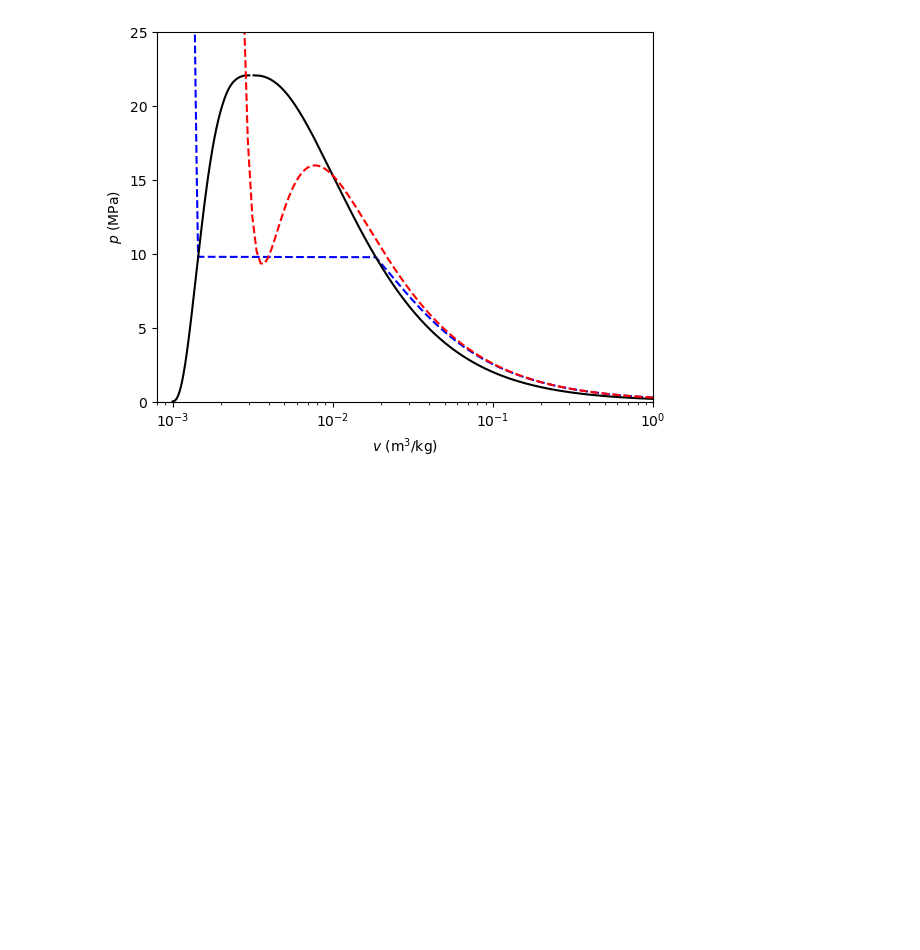
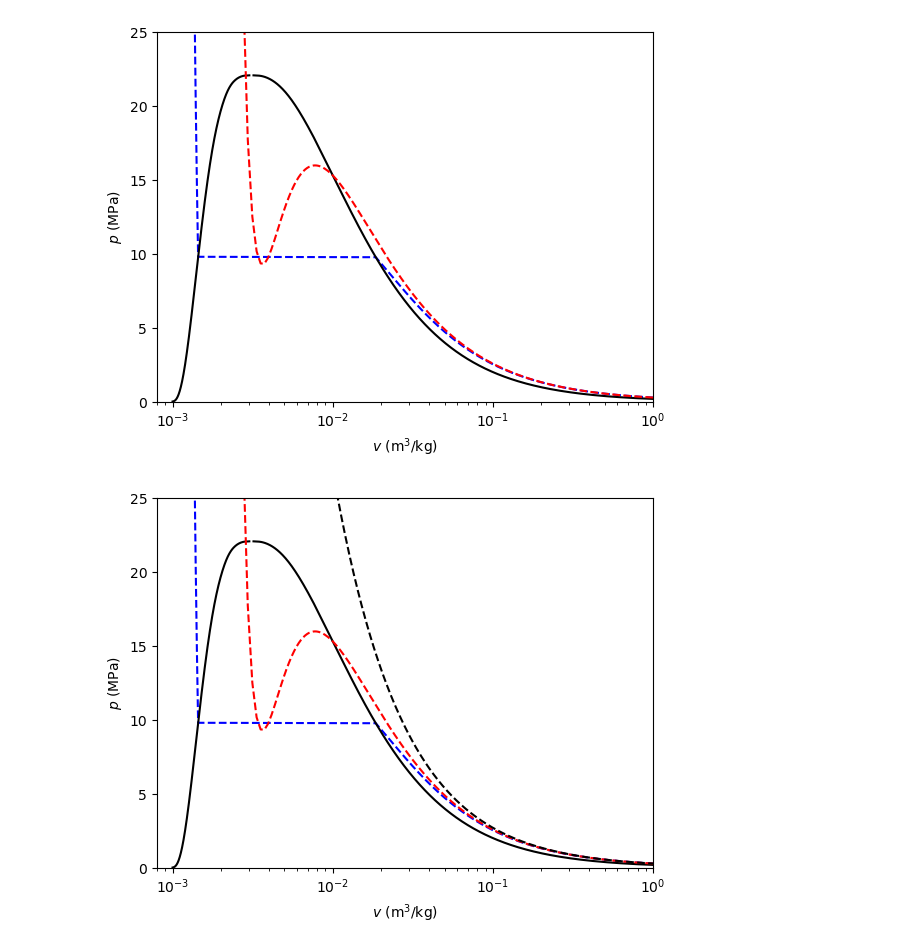
Before and after one commit to mtsn-lab/me40, a Jupyter notebook: scripts/vanDerWaalsPlot.ipynb, the cells around one changed output. Drawn from its saved outputs; the diff is of its cells as text; code cells hidden in the pictures; blank space fills up the shorter version.

```diff
--- a/scripts/vanDerWaalsPlot.ipynb
+++ b/scripts/vanDerWaalsPlot.ipynb
@@ -131,3 +131,65 @@ ax.set_ylabel('$p$ (MPa)')
 plt.savefig('pycalor-vdW-p-v-diagram-subcritical.pdf')
 # %% [output]
 [figure]
+# %%
+plt.figure()
+plt.clf()
+Tc_K = 647.096
+pc_Pa = 22.060e6
+
+Ttp_K = 273.16
+ptp_Pa = 611.6
+
+stcritical = th.state('Water', p=pc_Pa/1e3, T=Tc_K, name="1")
+
+plt.xscale("log")
+#plt.plot(stcritical.v,stcritical.P/1000, marker = "o", color="black")
+
+T_K = 0.9*Tc_K
+
+P_ = np.linspace(700/1e6, 30, 1000) # range of pressures
+for T in [T_K]: #K
+    st = [th.state('Water', p=p*1e3, T=T) for p in P_]
+    v = [s.v for s in st]
+    plt.xscale("log")
+    plt.plot(v, P_, 'b--')
+
+P = np.linspace(700/1e6, 22.063, 1000) # range of pressures
+
+vvap = [s.v for s in [th.state('Water', x=1, p=p*1e3) for p in P]]
+vliq = [s.v for s in [th.state('Water', x=0, p=p*1e3) for p in P]]
+
+plt.plot(vvap, P, 'k-')
+plt.plot(vliq, P, 'k-')
+
+plt.xscale("log")
+
+R_JperKgPerK = 461.5
+a = (27 * (R_JperKgPerK**2) * (Tc_K**2))/(64 * pc_Pa)
+b = (R_JperKgPerK* Tc_K)/(8 * pc_Pa)
+
+# van der Waals equation
+
+v__ = np.linspace(0.00275, 1, 5000)
+p__  = (R_JperKgPerK*(T_K) - (a/v__**2)*v__ + a*b/v__**2)/(v__ - b)
+plt.plot(v__, p__/1e6, 'r--')
+
+# ideal gas equation
+p_IG = (R_JperKgPerK*T_K)/v__
+plt.plot(v__, p_IG/1e6, 'k--')
+
+ax = plt.gca()
+xmin = 0.8e-3
+xmax = 1
+
+ax.set_xlim([xmin, xmax])
+ymin = 0
+ymax = 25
+ax.set_ylim([ymin, ymax])
+
+ax.set_xlabel('$v$ (m$^3$/kg)')
+ax.set_ylabel('$p$ (MPa)')
+
+plt.savefig('pycalor-vdW-ideal-gas-p-v-diagram-subcritical.pdf')
+# %% [output]
+[figure, added]
```
